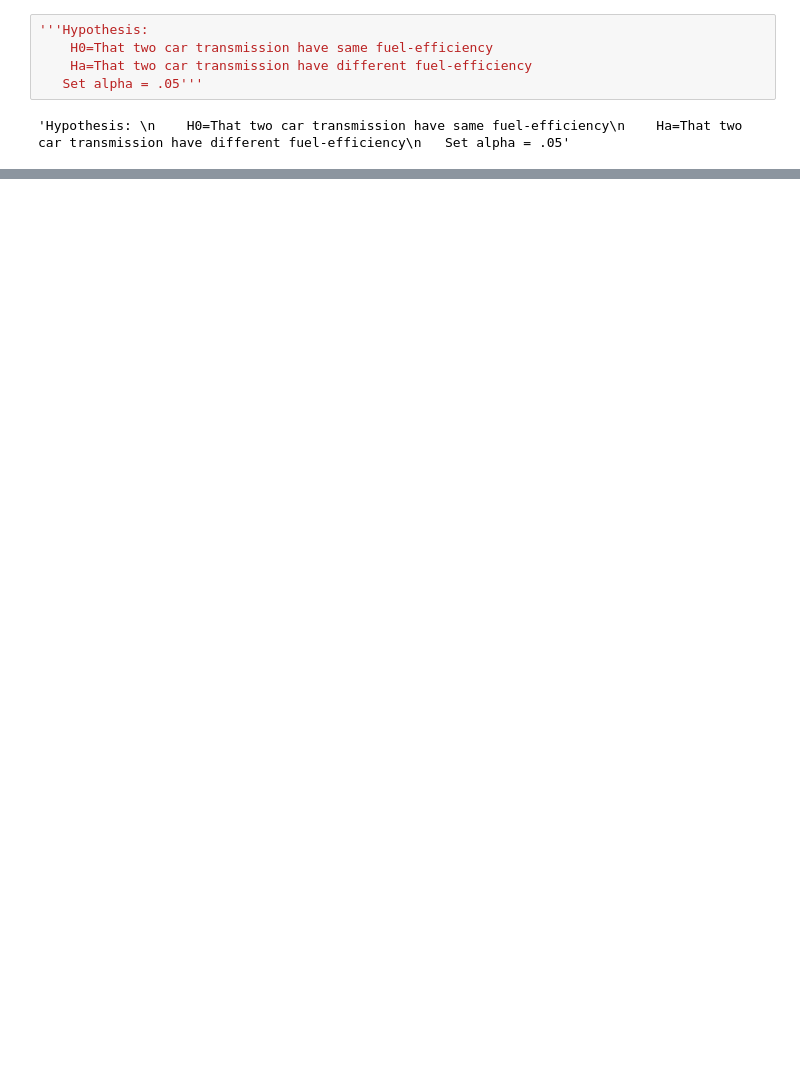
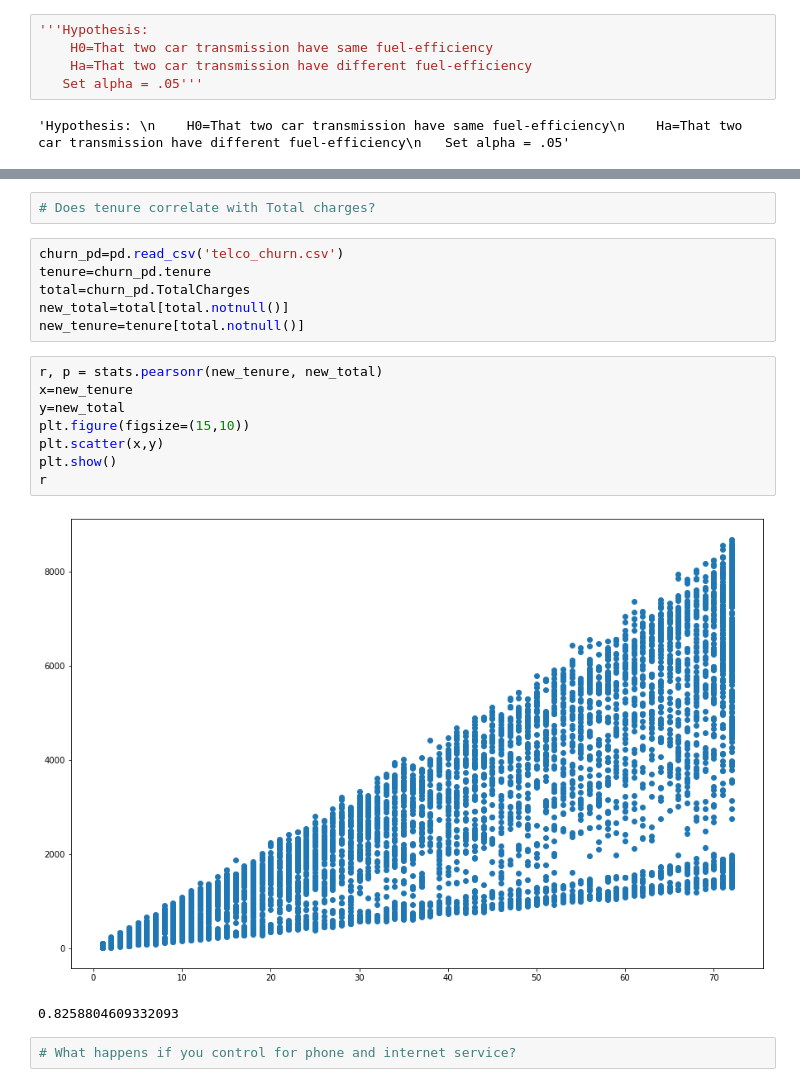
Before and after one commit to QinzhiChen/statistics-exercises, a Jupyter notebook: hypothesis_testing.ipynb, the cells around one changed output, grey strips where cells are left out. Saved outputs shown, nothing was run; the diff lists cells and outputs as text; blank space fills up the shorter version.

```diff
--- a/hypothesis_testing.ipynb
+++ b/hypothesis_testing.ipynb
@@ -171,0 +199,21 @@ we can reject the H0
+# %%
+# Does tenure correlate with Total charges?
+# %%
+churn_pd=pd.read_csv('telco_churn.csv')
+tenure=churn_pd.tenure
+total=churn_pd.TotalCharges
+new_total=total[total.notnull()]
+new_tenure=tenure[total.notnull()]
+# %%
+r, p = stats.pearsonr(new_tenure, new_total)
+x=new_tenure
+y=new_total
+plt.figure(figsize=(15,10))
+plt.scatter(x,y)
+plt.show()
+r
+# %% [output]
+[figure, added]
+0.8258804609332093
+# %%
+# What happens if you control for phone and internet service?
```
Also changed, not shown: parts of 29 cells of this notebook, 1 other file.
